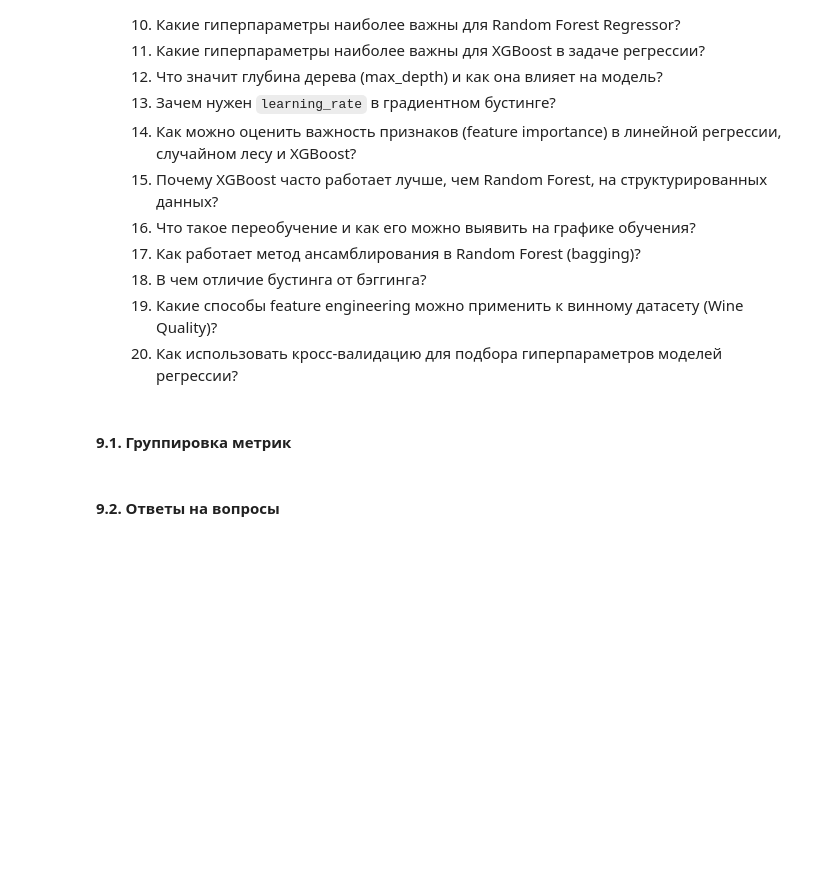
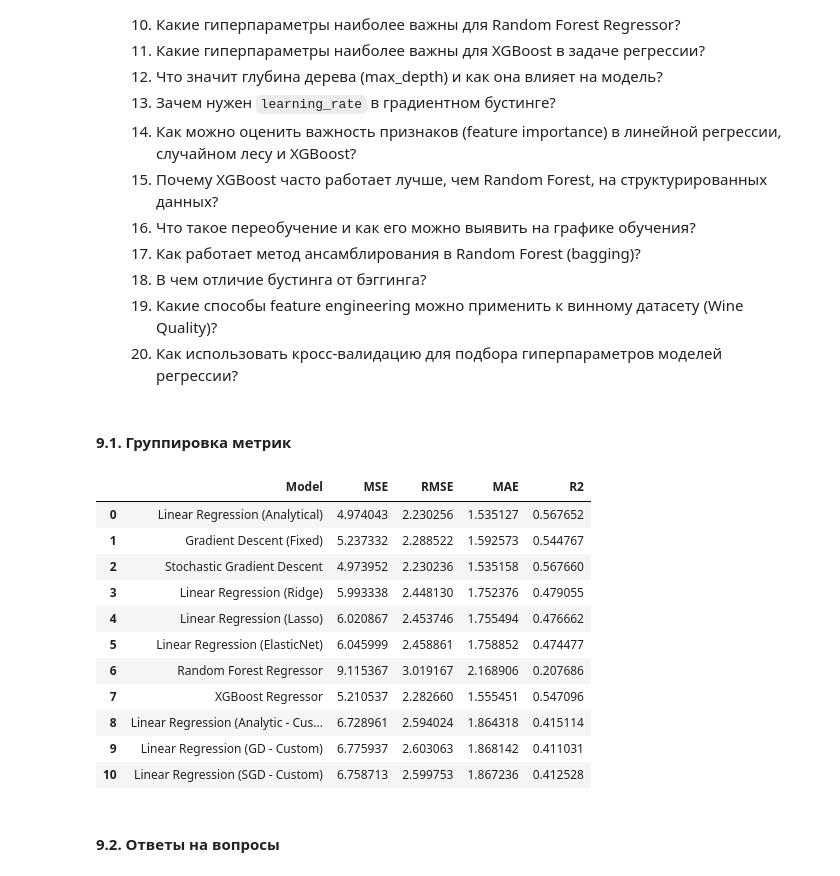
Before and after one commit to sergey162/ML-labs-20205, a Jupyter notebook: lab_1/linear_regression.ipynb, the cells around one changed output. Cells and saved outputs as stored; diff of their text form; code cells hidden in the pictures; blank space fills up the shorter version.

```diff
--- a/lab_1/linear_regression.ipynb
+++ b/lab_1/linear_regression.ipynb
@@ -1159,7 +1148,0 @@ SGDRegressor(early_stopping=True, eta0=0.001, n_iter_no_change=10,
-# %%
-y_pred = lr_sgd.predict(X_linear_test_scaled)
-lr_sgd_metrics = get_metrics(Y_linear_test, y_pred)
-
-metrics_df = pd.concat([metrics_df, pd.DataFrame([{'Model': 'Linear Regression (SGD)', **lr_sgd_metrics}])], ignore_index=True)
-
-lr_sgd_metrics
@@ -1758,7 +1793,20 @@ metrics_df = pd.concat([metrics_df, pd.DataFrame([{'Model': 'Linear Regression (
 # %% [markdown]
 #### 9.1. Группировка метрик
 # %%
-display(metrics_df.drop(columns=['R²']))
+display(metrics_df)
+# %% [output]
+|  | Model | MSE | RMSE | MAE | R2 |
+| 0 | Linear Regression (Analytical) | 4.974043 | 2.230256 | 1.535127 | 0.567652 |
+| 1 | Gradient Descent (Fixed) | 5.237332 | 2.288522 | 1.592573 | 0.544767 |
+| 2 | Stochastic Gradient Descent | 4.973952 | 2.230236 | 1.535158 | 0.567660 |
+| 3 | Linear Regression (Ridge) | 5.993338 | 2.448130 | 1.752376 | 0.479055 |
+| 4 | Linear Regression (Lasso) | 6.020867 | 2.453746 | 1.755494 | 0.476662 |
+| 5 | Linear Regression (ElasticNet) | 6.045999 | 2.458861 | 1.758852 | 0.474477 |
+| 6 | Random Forest Regressor | 9.115367 | 3.019167 | 2.168906 | 0.207686 |
+| 7 | XGBoost Regressor | 5.210537 | 2.282660 | 1.555451 | 0.547096 |
+| 8 | Linear Regression (Analytic - Cus... | 6.728961 | 2.594024 | 1.864318 | 0.415114 |
+| 9 | Linear Regression (GD - Custom) | 6.775937 | 2.603063 | 1.868142 | 0.411031 |
+| 10 | Linear Regression (SGD - Custom) | 6.758713 | 2.599753 | 1.867236 | 0.412528 |
 # %% [markdown]
 #### 9.2. Ответы на вопросы
 # %% [markdown]
```
Also changed, not shown: parts of 29 cells of this notebook.
